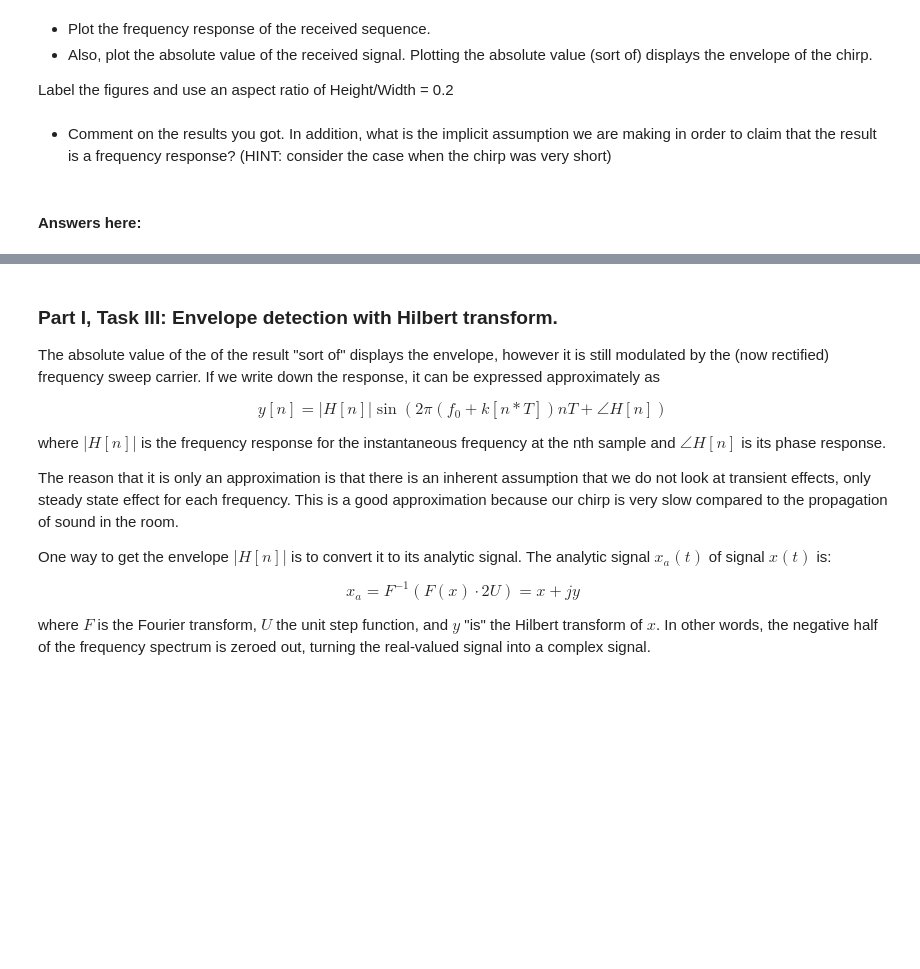
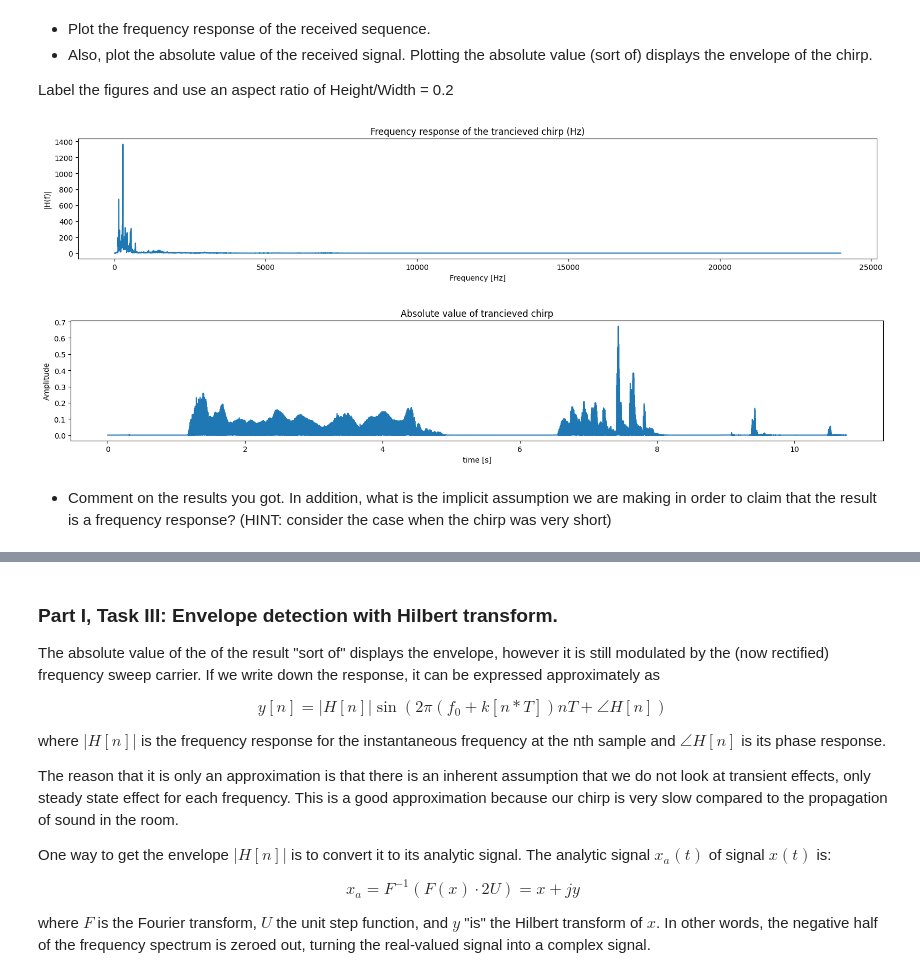
Before and after one commit to mtan0587/Air-Sonar, a Jupyter notebook: TimeDomain-Sonar-New.ipynb, the cells around one changed output, grey strips where cells are left out. Cells and saved outputs as stored; diff of their text form; code cells hidden in the pictures; blank space fills up the shorter version.

Commit message:
TimeDomain-Sonar-New.ipynb Task II

```diff
--- a/TimeDomain-Sonar-New.ipynb
+++ b/TimeDomain-Sonar-New.ipynb
@@ -263,10 +213,11 @@ __Playing and recording audio:__
 The resulting received sequence will be stored in the variable `rcv_chirp`.
 # %%
 ## Play and record chirp at the same time
+fs = 48000
 
-fs = 48000 # sampling rate = 48000 Hz
-
-rcv_chirp = xciever( s_chirp, fs) # Qin = queue.Queue() Qout = queue.Queue() / Note: queue instead of Queue for python3
+# Device 9: Microphone Array (Intel Smart Sound) - native 48000 Hz, bypasses Sound Mapper
+# Device 8: Speaker (Realtek) - native 48000 Hz, bypasses Sound Mapper
+rcv_chirp = xciever(s_chirp, fs, in_dev=9, out_dev=8)
 # %% [markdown]
 * Plot the frequency response of the received sequence.
 * Also, plot the absolute value of the received signal. Plotting the absolute value (sort of) displays the envelope of the chirp.
@@ -275,33 +226,37 @@ Label the figures and use an aspect ratio of Height/Width = 0.2
 # %%
 ## Plot chirp response
 
+# remove DC offset introduced by microphone bias
+rcv_chirp = rcv_chirp - np.mean(rcv_chirp)
+
 # generate frequency response of recorded chirp
-
+w, RCV_chirp = signal.freqz(rcv_chirp, worN=8192)
 
 # generate frequency index
-
+f = w * fs / (2 * np.pi)
 
 # generate a time index
+t = np.arange(len(rcv_chirp)) / fs
 
-
-
-
-
-
-
-# free code for your plot:
 width, height = figaspect(0.2)
-fig1 = figure(figsize=(width,height))
-plt.plot(f, abs( RCV_chirp ) )
-plt.title('Frequency response of the trancieved chirp (Hz)')
-plt.xlabel('f[Hz]')
 
 fig1 = figure(figsize=(width,height))
+plt.plot(f, abs(RCV_chirp))
+plt.title('Frequency response of the trancieved chirp (Hz)')
+plt.xlabel('Frequency [Hz]')
+plt.ylabel('|H(f)|')
+plt.tight_layout()
+
+fig2 = figure(figsize=(width,height))
 plt.plot(t, abs(rcv_chirp))
-plt.title('Absolute value of trancieved chirp');
-plt.xlabel('time[s]')
+plt.title('Absolute value of trancieved chirp')
+plt.xlabel('time [s]')
+plt.ylabel('Amplitude')
+plt.tight_layout()
+plt.show()
+# %% [output]
+[figure, added]
+[figure, added]
 # %% [markdown]
 * Comment on the results you got. In addition, what is the implicit assumption we are making in order to claim that the result is a frequency response?
 (HINT: consider the case when the chirp was very short)
-# %% [markdown]
-#### Answers here:
```
Also changed, not shown: parts of 4 cells of this notebook, 1 other file.
